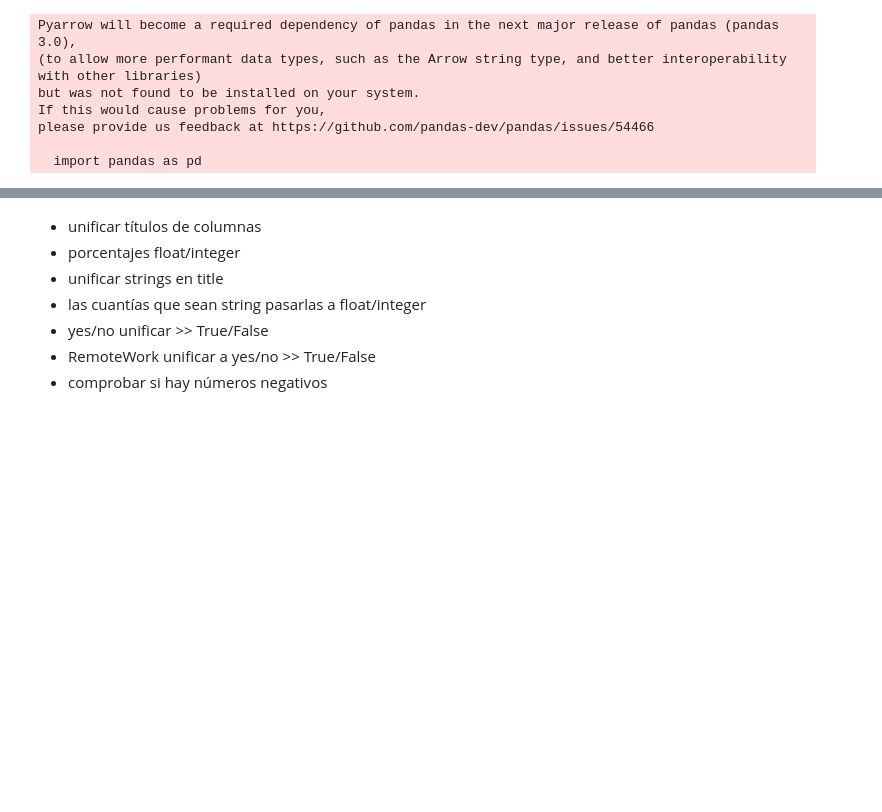
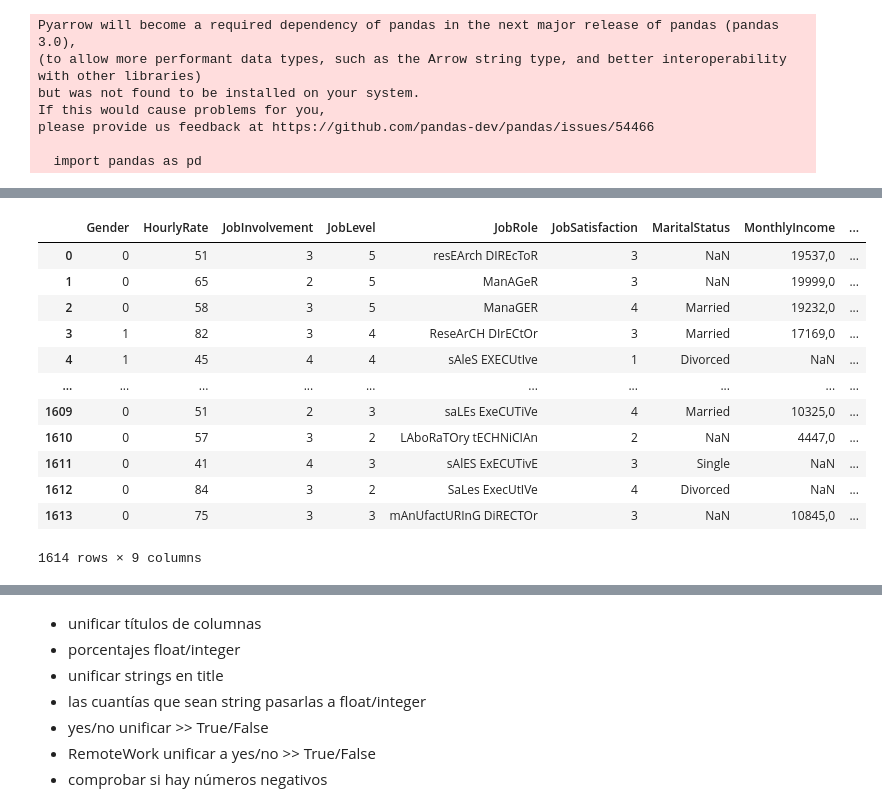
Before and after one commit to icorreald/proyecto-da-promo-G-modulo-3-team-3, a Jupyter notebook: notebooks-trabajo/isa.ipynb, the cells around one changed output, grey strips where cells are left out. Cells and saved outputs as stored; diff of their text form; code cells hidden in the pictures; blank space fills up the shorter version.

```diff
--- a/notebooks-trabajo/isa.ipynb
+++ b/notebooks-trabajo/isa.ipynb
@@ -30 +30,17 @@ df
+# %%
+df.iloc[:, 11:20]
+# %% [output]
+|  | Gender | HourlyRate | JobInvolvement | JobLevel | JobRole | JobSatisfaction | MaritalStatus | MonthlyIncome | ... |
+| 0 | 0 | 51 | 3 | 5 | resEArch DIREcToR | 3 | NaN | 19537,0 | ... |
+| 1 | 0 | 65 | 2 | 5 | ManAGeR | 3 | NaN | 19999,0 | ... |
+| 2 | 0 | 58 | 3 | 5 | ManaGER | 4 | Married | 19232,0 | ... |
+| 3 | 1 | 82 | 3 | 4 | ReseArCH DIrECtOr | 3 | Married | 17169,0 | ... |
+| 4 | 1 | 45 | 4 | 4 | sAleS EXECUtIve | 1 | Divorced | NaN | ... |
+| ... | ... | ... | ... | ... | ... | ... | ... | ... | ... |
+| 1609 | 0 | 51 | 2 | 3 | saLEs ExeCUTiVe | 4 | Married | 10325,0 | ... |
+| 1610 | 0 | 57 | 3 | 2 | LAboRaTOry tECHNiCIAn | 2 | NaN | 4447,0 | ... |
+| 1611 | 0 | 41 | 4 | 3 | sAlES ExECUTivE | 3 | Single | NaN | ... |
+| 1612 | 0 | 84 | 3 | 2 | SaLes ExecUtIVe | 4 | Divorced | NaN | ... |
+| 1613 | 0 | 75 | 3 | 3 | mAnUfactURInG DiRECTOr | 3 | NaN | 10845,0 | ... |
+1614 rows × 9 columns
 # %%
```
Also changed, not shown: parts of 11 cells of this notebook.
